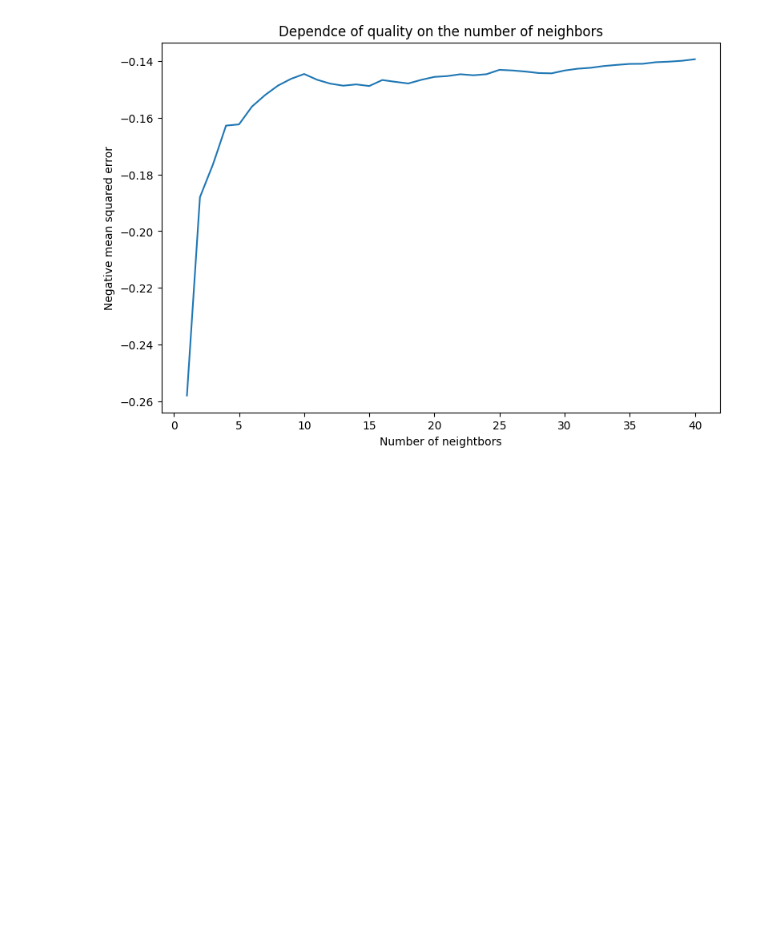
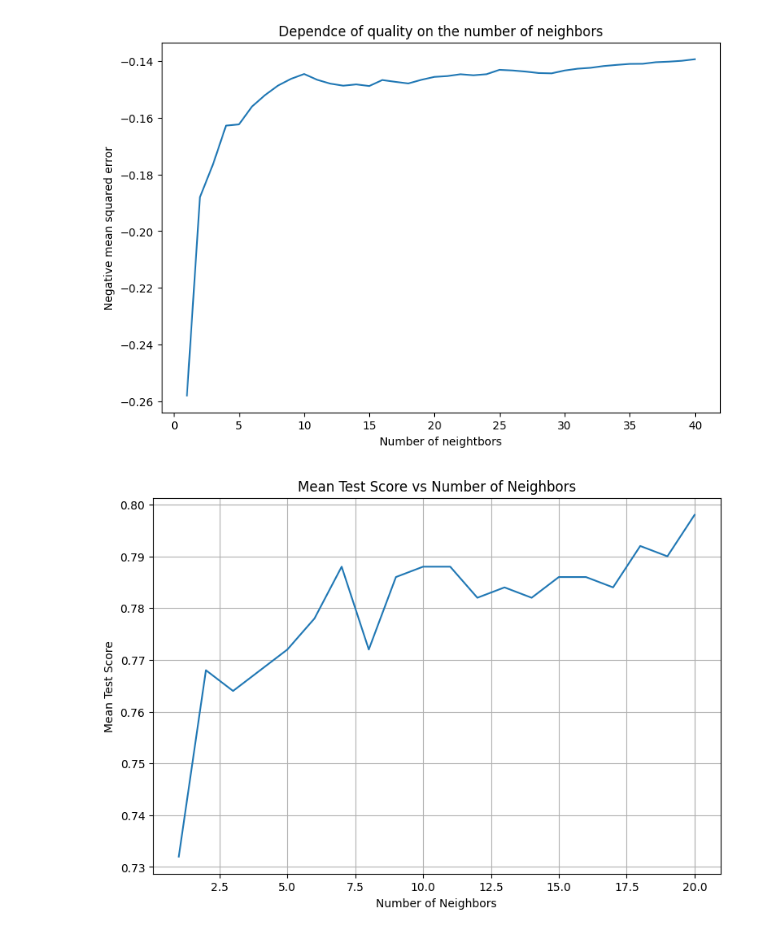
Before and after one commit to SergeyHSE/k_NN.github.io, a Jupyter notebook: k_NN.ipynb, the cells around one changed output. Drawn from its saved outputs; the diff is of its cells as text; code cells hidden in the pictures; blank space fills up the shorter version.

```diff
--- a/k_NN.ipynb
+++ b/k_NN.ipynb
@@ -95,3 +95,16 @@ mean_test_scores = []
 for i in range(1, 21):
     mean_test_score = train_grid_search(X_train, y_train)
     mean_test_scores.append(mean_test_score)
+# %%
+mean_test_scores = np.array(mean_test_scores)
+mean_scores_mean = np.mean(mean_test_scores, axis=0)
+# %%
+plt.figure(figsize=(9,6), dpi=100)
+plt.plot(np.arange(1, 21), mean_scores_mean)
+plt.xlabel('Number of Neighbors')
+plt.ylabel('Mean Test Score')
+plt.title('Mean Test Score vs Number of Neighbors')
+plt.grid(True)
+plt.show()
+# %% [output]
+[figure, added]
```
